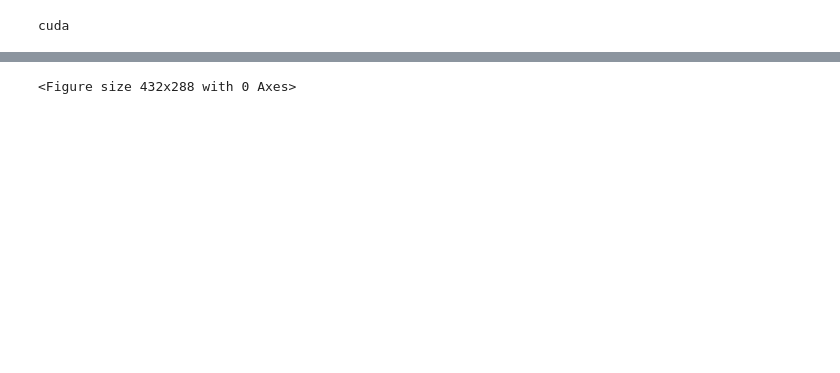
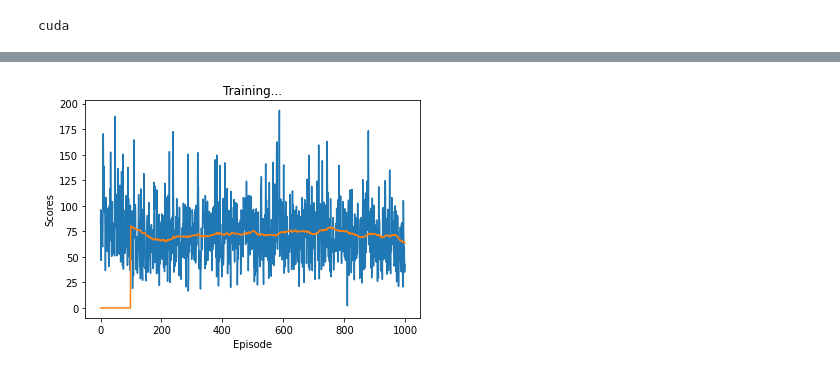
Before and after one commit to mandark97/2048Solver, a Jupyter notebook: main.ipynb, the cells around one changed output, grey strips where cells are left out. Drawn from its saved outputs; the diff is of its cells as text; code cells hidden in the pictures; blank space fills up the shorter version.

```diff
--- a/main.ipynb
+++ b/main.ipynb
@@ -106,4 +68,4 @@ Counter({64: 1305, 128: 1146, 32: 395, 256: 121, 16: 26, 8: 3, 4: 3, 512: 1})
 # %%
-trainer.write_results(run)
+trainer.write_results()
 # %% [output]
-<Figure size 432x288 with 0 Axes>
+[figure, added]
```
Also changed, not shown: parts of 11 cells of this notebook, 3 other files.
